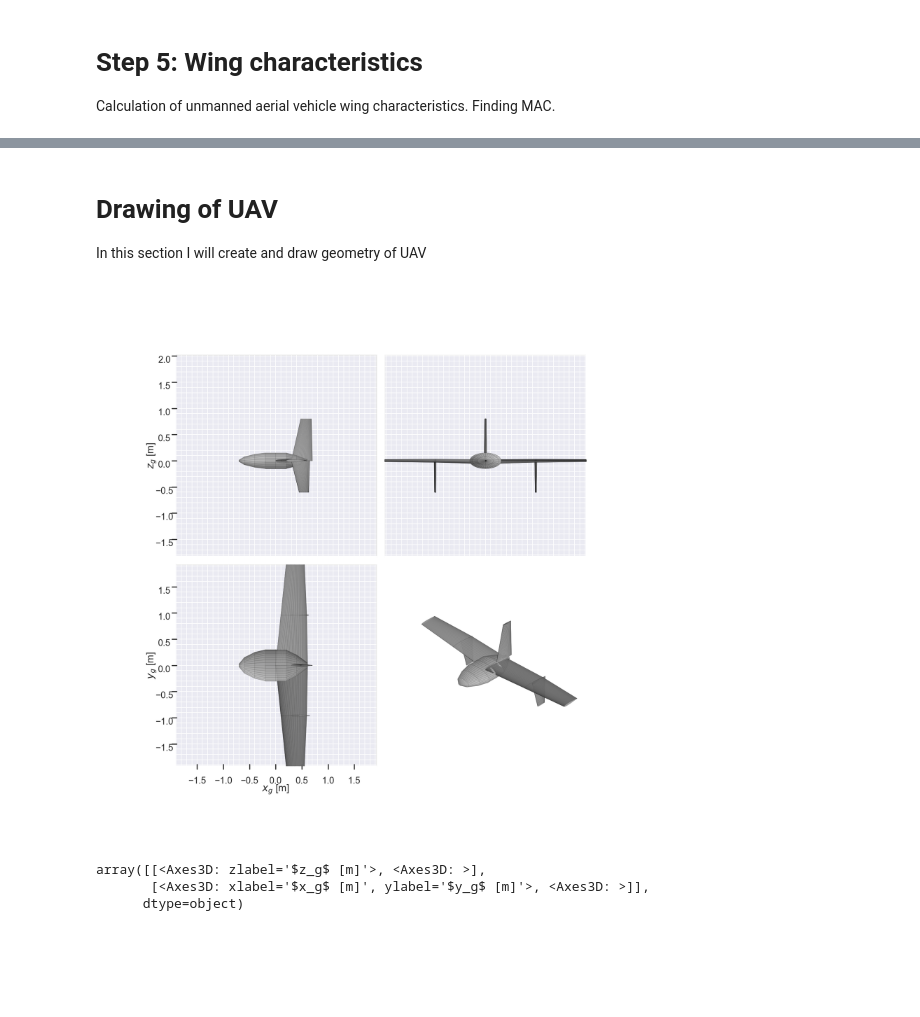
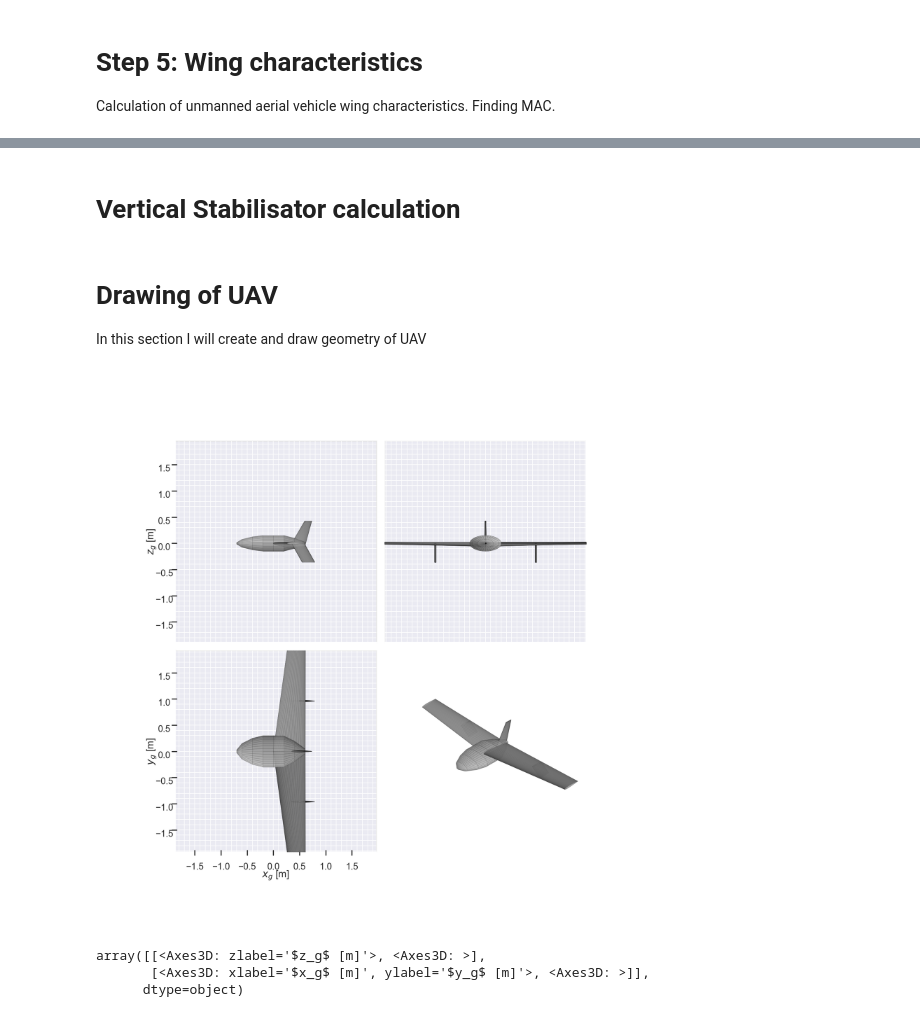
Before and after one commit to grigobor/UAV-math-calculation, a Jupyter notebook: Math UAV.ipynb, the cells around one changed output, grey strips where cells are left out. Cells and saved outputs as stored; diff of their text form; code cells hidden in the pictures; blank space fills up the shorter version.

```diff
--- a/Math UAV.ipynb
+++ b/Math UAV.ipynb
@@ -674,0 +714,2 @@ plt.show()
+# %% [markdown]
+# Vertical Stabilisator calculation
@@ -681,7 +754,7 @@ import aerosandbox.numpy as np
 
 airplane = asb.Airplane(
     name="Flying Wing UAV with Triple Fins",
-    xyz_ref=[0.5, 0, 0],
+    xyz_ref=[root_chord_lenght * 0.25, 0, 0],
     s_ref=S_wing,
     c_ref=MAC,
     b_ref=AR,
@@ -699,18 +772,9 @@ airplane = asb.Airplane(
                     control_surface_is_symmetric=False,
                     control_surface_deflection=0,
                 ),
-                # Секция с элевоном (внешняя часть крыла)
-                asb.WingXSec(
-                    xyz_le=[0.1, wingspan/4, 0],
-                    chord=MAC,
-                    twist=0,
-                    airfoil=asb.Airfoil("naca0012"),
-                    control_surface_is_symmetric=False,  # Элевон
-                    control_surface_deflection=0,
-                ),
                 # Концевая секция
                 asb.WingXSec(
-                    xyz_le=[0.2, wingspan/2, 0],
+                    xyz_le=[root_chord_lenght - tip_chord_lenght, wingspan/2, 0],
                     chord=tip_chord_lenght,
                     twist=-2,
                     airfoil=asb.Airfoil("naca0012"),
@@ -723,14 +787,14 @@ airplane = asb.Airplane(
             symmetric=False,
             xsecs=[
                 asb.WingXSec(
-                    xyz_le=[0.3, 0, 0],  # Начинается от фюзеляжа
-                    chord=0.4,
+                    xyz_le=[0.35, 0, 0],  # Начинается от фюзеляжа
+                    chord=central_root_chord * scale_central,
                     twist=0,
                     airfoil=asb.Airfoil("naca0012"),
                 ),
                 asb.WingXSec(
-                    xyz_le=[0.48, 0, 0.8],  # Направлен вверх
-                    chord=0.2,
+                    xyz_le=[0.35 + 0.25, 0, central_span * scale_central],  # Направлен вверх
+                    chord=central_tip_chord * scale_central,
                     twist=0,
                     airfoil=asb.Airfoil("naca0012"),
                 ),
@@ -742,14 +806,14 @@ airplane = asb.Airplane(
             symmetric=False,
             xsecs=[
                 asb.WingXSec(
-                    xyz_le=[0.3, wingspan/4, 0],  # По центру левой консоли
-                    chord=0.3,
+                    xyz_le=[0.35, wingspan/4, 0],  # По центру левой консоли
+                    chord=side_root_chord * scale_side,
                     twist=0,
                     airfoil=asb.Airfoil("naca0012"),
                 ),
                 asb.WingXSec(
-                    xyz_le=[0.45, wingspan/4, -0.6],  # Направлен вниз
-                    chord=0.18,
+                    xyz_le=[0.35 + 0.20, wingspan/4, -side_span * scale_side],  # Направлен вниз
+                    chord=side_root_chord * scale_side,
                     twist=0,
                     airfoil=asb.Airfoil("naca0012"),
                 ),
@@ -761,14 +825,14 @@ airplane = asb.Airplane(
             symmetric=False,
             xsecs=[
                 asb.WingXSec(
-                    xyz_le=[0.3, -wingspan/4, 0],  # По центру правой консоли
-                    chord=0.35,
+                    xyz_le=[0.35, -wingspan/4, 0],  # По центру правой консоли
+                    chord=side_root_chord * scale_side,
                     twist=0,
                     airfoil=asb.Airfoil("naca0012"),
                 ),
                 asb.WingXSec(
-                    xyz_le=[0.45, -wingspan/4, -0.6],  # Направлен вниз
-                    chord=0.18,
+                    xyz_le=[0.35 + 0.20, -wingspan/4, -side_span * scale_side],  # Направлен вниз
+                    chord=side_root_chord * scale_side,
                     twist=0,
                     airfoil=asb.Airfoil("naca0012"),
                 ),
@@ -803,34 +867,34 @@ airplane = asb.Airplane(
                     height=0.3,
                 ),
                 asb.FuselageXSec(
                     xyz_c=[0.0, 0, 0],
                     width=0.6,
                     height=0.3,
                 ),
                 asb.FuselageXSec(
                     xyz_c=[0.2, 0, 0],
                     width=0.6,
                     height=0.3,
                 ),
                 # Хвостовая часть - плавное сужение
                 asb.FuselageXSec(
                     xyz_c=[0.4, 0, 0],
                     width=0.4,
                     height=0.2,
                 ),
                 asb.FuselageXSec(
                     xyz_c=[0.6, 0, 0],  # Конечная точка фюзеляжа (x = 1.0)
                     width=0.1,
                     height=0.05,
                 ),
             ],
         )
     ],
 )
 
 airplane.draw_three_view()
 # %% [output]
-[figure, old version]
+[figure, new version]
 array([[<Axes3D: zlabel='$z_g$ [m]'>, <Axes3D: >],
        [<Axes3D: xlabel='$x_g$ [m]', ylabel='$y_g$ [m]'>, <Axes3D: >]],
       dtype=object)
```
Also changed, not shown: parts of 6 cells of this notebook.
